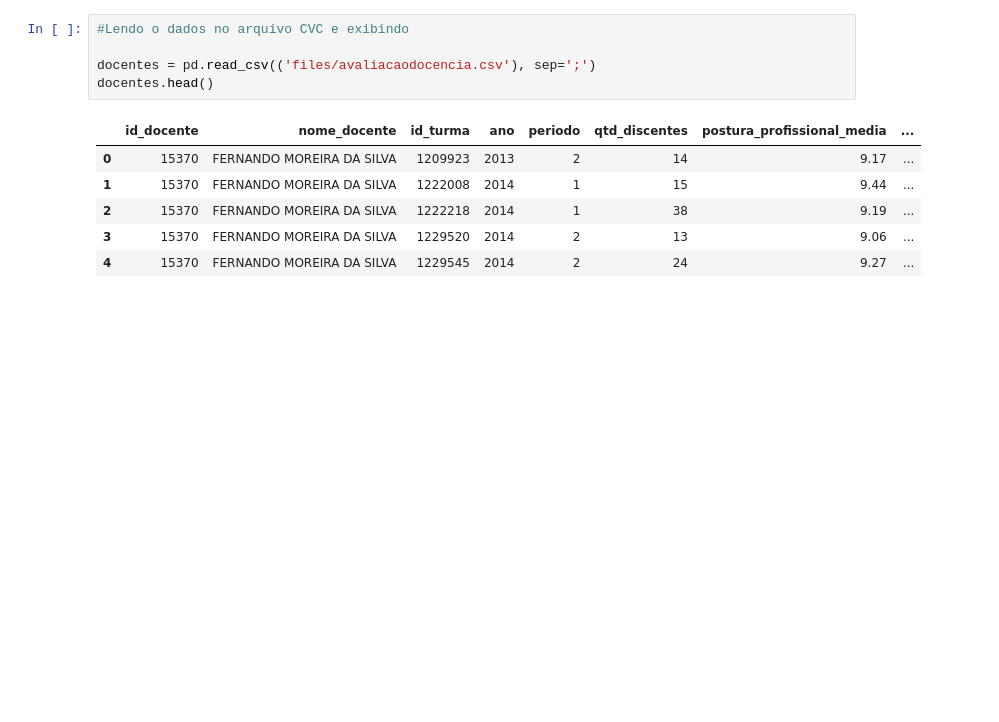
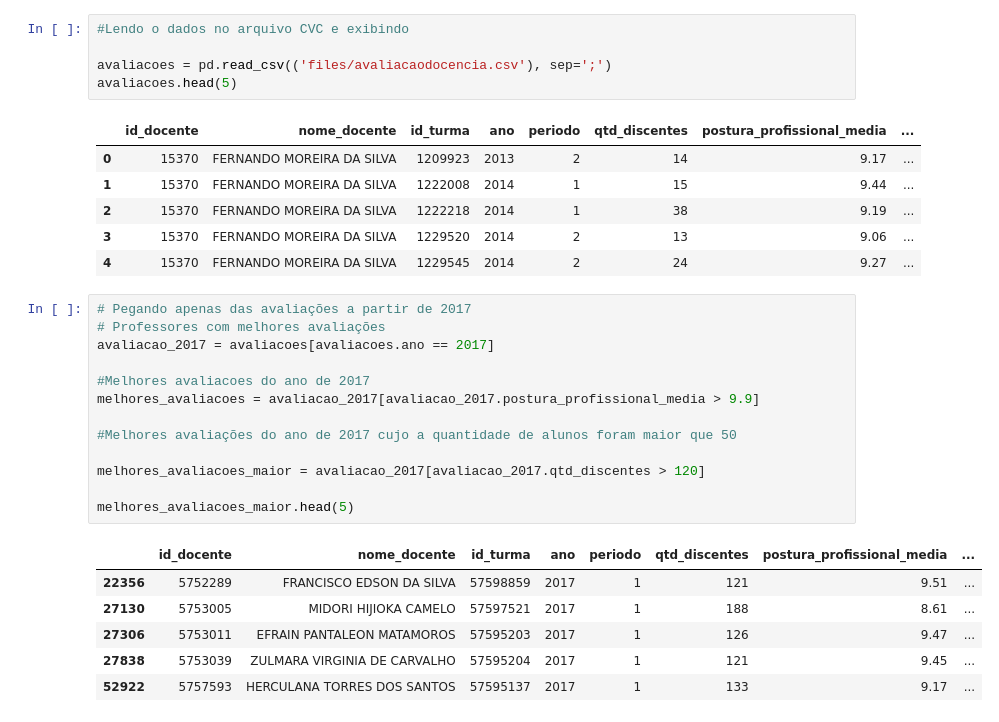
Before and after one commit to jilcimar/data-science, a Jupyter notebook: dados-ufrn/Avaliações de Docentes - UFRN.ipynb, the cells around one changed output. Cells and saved outputs as stored; diff of their text form; blank space fills up the shorter version.

```diff
--- a/dados-ufrn/Avaliações de Docentes - UFRN.ipynb
+++ b/dados-ufrn/Avaliações de Docentes - UFRN.ipynb
@@ -6,8 +7,8 @@ import matplotlib.pyplot as plt
 # %%
 #Lendo o dados no arquivo CVC e exibindo
 
-docentes = pd.read_csv(('files/avaliacaodocencia.csv'), sep=';')
-docentes.head()
+avaliacoes = pd.read_csv(('files/avaliacaodocencia.csv'), sep=';')
+avaliacoes.head(5)
 # %% [output]
 |  | id_docente | nome_docente | id_turma | ano | periodo | qtd_discentes | postura_profissional_media | ... |
 | 0 | 15370 | FERNANDO MOREIRA DA SILVA | 1209923 | 2013 | 2 | 14 | 9.17 | ... |
@@ -15,3 +16,23 @@ docentes.head()
 | 2 | 15370 | FERNANDO MOREIRA DA SILVA | 1222218 | 2014 | 1 | 38 | 9.19 | ... |
 | 3 | 15370 | FERNANDO MOREIRA DA SILVA | 1229520 | 2014 | 2 | 13 | 9.06 | ... |
 | 4 | 15370 | FERNANDO MOREIRA DA SILVA | 1229545 | 2014 | 2 | 24 | 9.27 | ... |
+# %%
+# Pegando apenas das avaliações a partir de 2017
+# Professores com melhores avaliações
+avaliacao_2017 = avaliacoes[avaliacoes.ano == 2017]
+
+#Melhores avaliacoes do ano de 2017
+melhores_avaliacoes = avaliacao_2017[avaliacao_2017.postura_profissional_media > 9.9]
+
+#Melhores avaliações do ano de 2017 cujo a quantidade de alunos foram maior que 50
+
+melhores_avaliacoes_maior = avaliacao_2017[avaliacao_2017.qtd_discentes > 120]
+
+melhores_avaliacoes_maior.head(5)
+# %% [output]
+|  | id_docente | nome_docente | id_turma | ano | periodo | qtd_discentes | postura_profissional_media | ... |
+| 22356 | 5752289 | FRANCISCO EDSON DA SILVA | 57598859 | 2017 | 1 | 121 | 9.51 | ... |
+| 27130 | 5753005 | MIDORI HIJIOKA CAMELO | 57597521 | 2017 | 1 | 188 | 8.61 | ... |
+| 27306 | 5753011 | EFRAIN PANTALEON MATAMOROS | 57595203 | 2017 | 1 | 126 | 9.47 | ... |
+| 27838 | 5753039 | ZULMARA VIRGINIA DE CARVALHO | 57595204 | 2017 | 1 | 121 | 9.45 | ... |
+| 52922 | 5757593 | HERCULANA TORRES DOS SANTOS | 57595137 | 2017 | 1 | 133 | 9.17 | ... |
```
Also changed, not shown: parts of 2 cells of this notebook.
